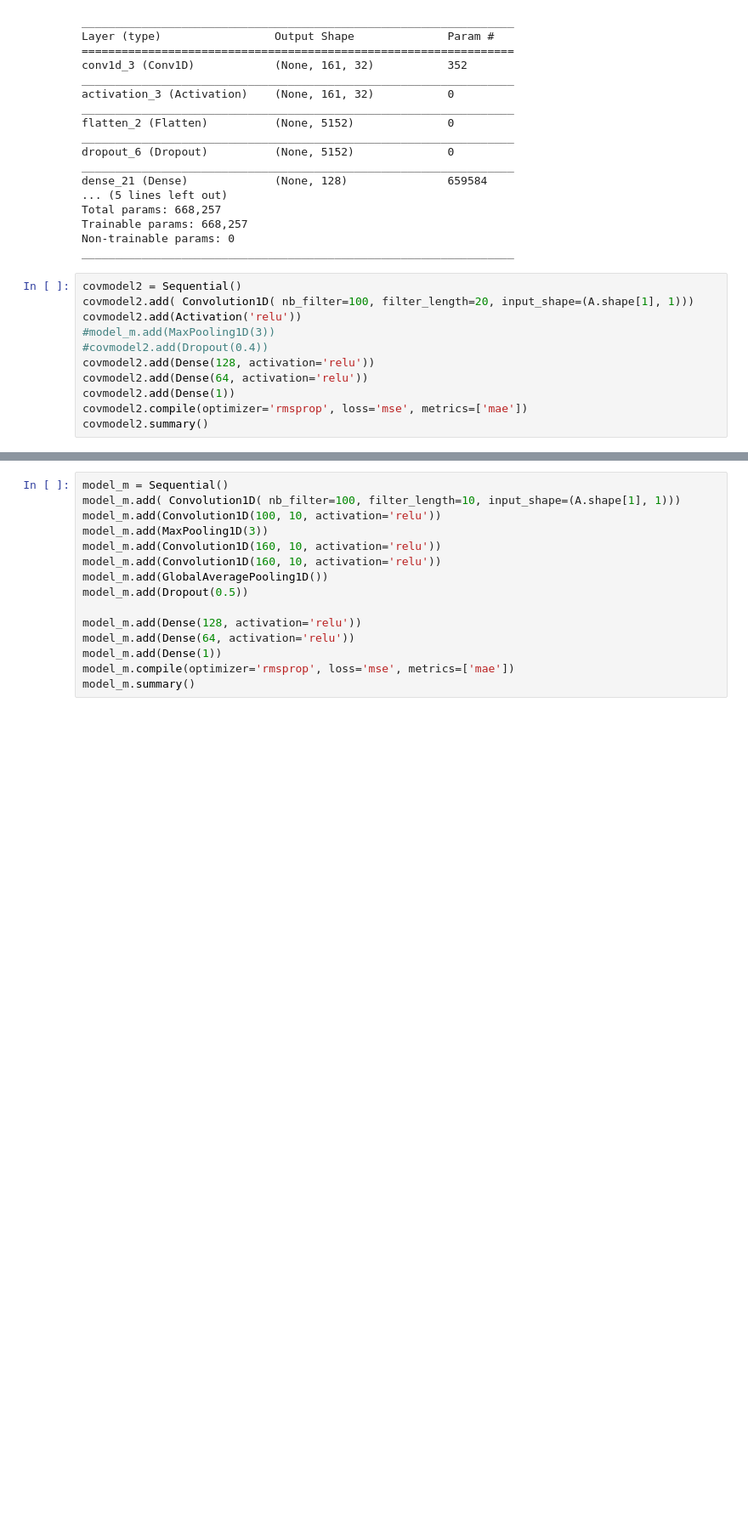
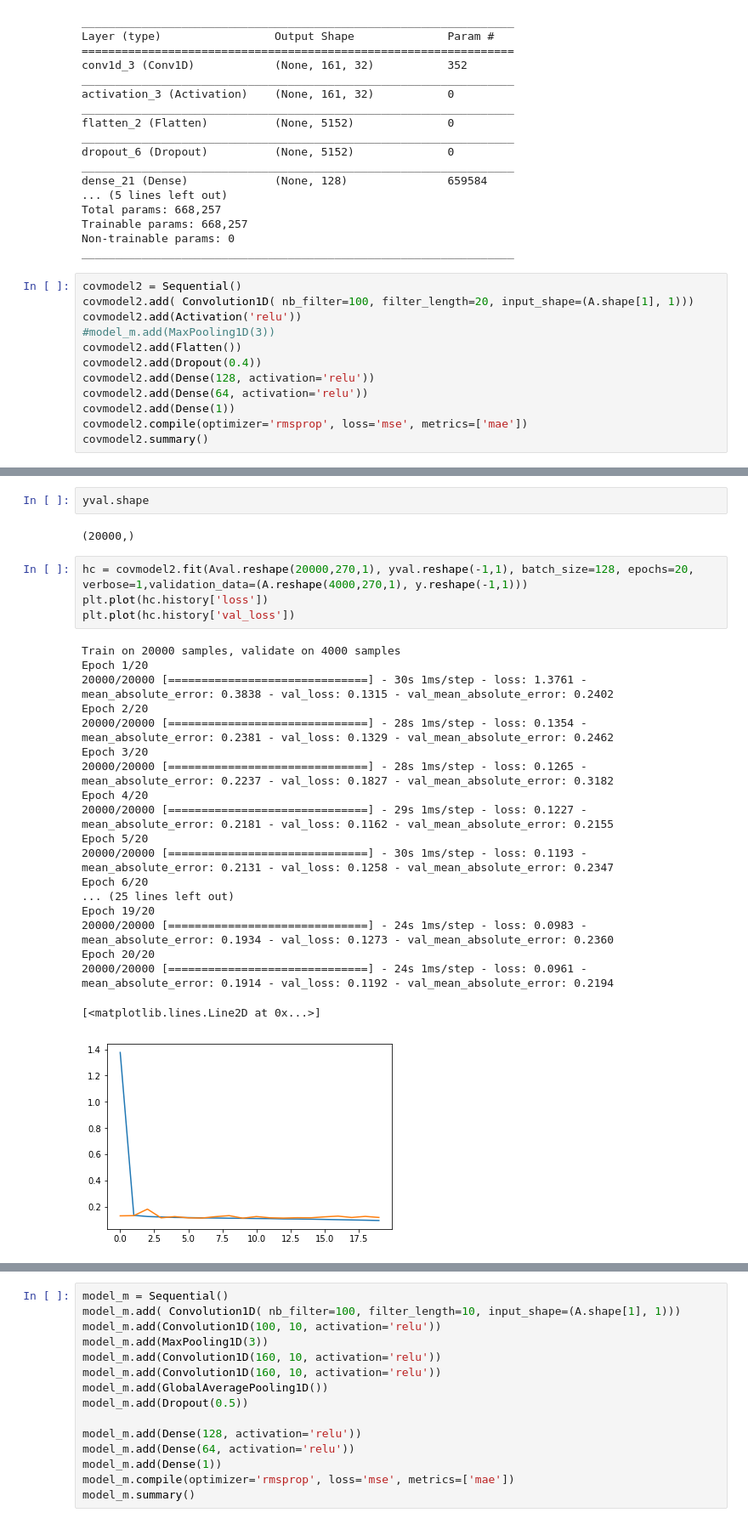
Before and after one commit to CryptoQuantic/AI-Jupyter_Notebooks, a Jupyter notebook: Time-Series-Forecasting.ipynb, the cells around one changed output, grey strips where cells are left out. Shown at 85% size. Drawn from its saved outputs; the diff is of its cells as text; blank space fills up the shorter version.

```diff
--- a/Time-Series-Forecasting.ipynb
+++ b/Time-Series-Forecasting.ipynb
@@ -242,7 +266,8 @@ covmodel2 = Sequential()
 covmodel2.add( Convolution1D( nb_filter=100, filter_length=20, input_shape=(A.shape[1], 1)))
 covmodel2.add(Activation('relu'))
 #model_m.add(MaxPooling1D(3))
-#covmodel2.add(Dropout(0.4))
+covmodel2.add(Flatten())
+covmodel2.add(Dropout(0.4))
 covmodel2.add(Dense(128, activation='relu'))
 covmodel2.add(Dense(64, activation='relu'))
 covmodel2.add(Dense(1))
@@ -267,3 +292,31 @@ Trainable params: 23,349
 Non-trainable params: 0
 _________________________________________________________________
+# %%
+yval.shape
+# %% [output]
+(20000,)
+# %%
+hc = covmodel2.fit(Aval.reshape(20000,270,1), yval.reshape(-1,1), batch_size=128, epochs=20, verbose=1,validation_data=(A.reshape(4000,270,1), y.reshape(-1,1)))
+plt.plot(hc.history['loss'])
+plt.plot(hc.history['val_loss'])
+# %% [output]
+Train on 20000 samples, validate on 4000 samples
+Epoch 1/20
+20000/20000 [==============================] - 30s 1ms/step - loss: 1.3761 - mean_absolute_error: 0.3838 - val_loss: 0.1315 - val_mean_absolute_error: 0.2402
+Epoch 2/20
+20000/20000 [==============================] - 28s 1ms/step - loss: 0.1354 - mean_absolute_error: 0.2381 - val_loss: 0.1329 - val_mean_absolute_error: 0.2462
+Epoch 3/20
+20000/20000 [==============================] - 28s 1ms/step - loss: 0.1265 - mean_absolute_error: 0.2237 - val_loss: 0.1827 - val_mean_absolute_error: 0.3182
+Epoch 4/20
+20000/20000 [==============================] - 29s 1ms/step - loss: 0.1227 - mean_absolute_error: 0.2181 - val_loss: 0.1162 - val_mean_absolute_error: 0.2155
+Epoch 5/20
+20000/20000 [==============================] - 30s 1ms/step - loss: 0.1193 - mean_absolute_error: 0.2131 - val_loss: 0.1258 - val_mean_absolute_error: 0.2347
+Epoch 6/20
+... (25 lines left out)
+Epoch 19/20
+20000/20000 [==============================] - 24s 1ms/step - loss: 0.0983 - mean_absolute_error: 0.1934 - val_loss: 0.1273 - val_mean_absolute_error: 0.2360
+Epoch 20/20
+20000/20000 [==============================] - 24s 1ms/step - loss: 0.0961 - mean_absolute_error: 0.1914 - val_loss: 0.1192 - val_mean_absolute_error: 0.2194
+[<matplotlib.lines.Line2D at 0x...>]
+[figure, added]
 # %%
```
Also changed, not shown: parts of 18 cells of this notebook.
